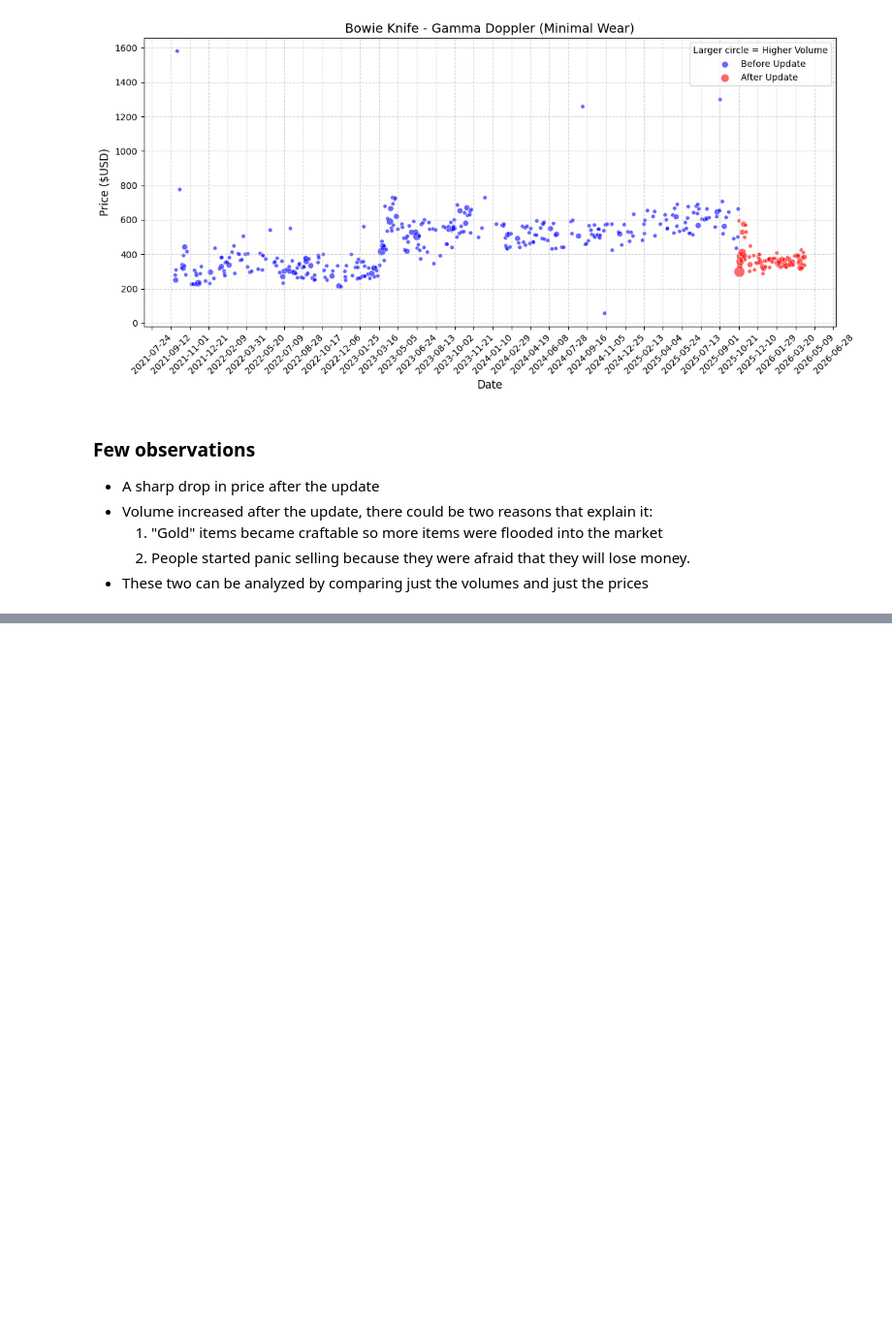
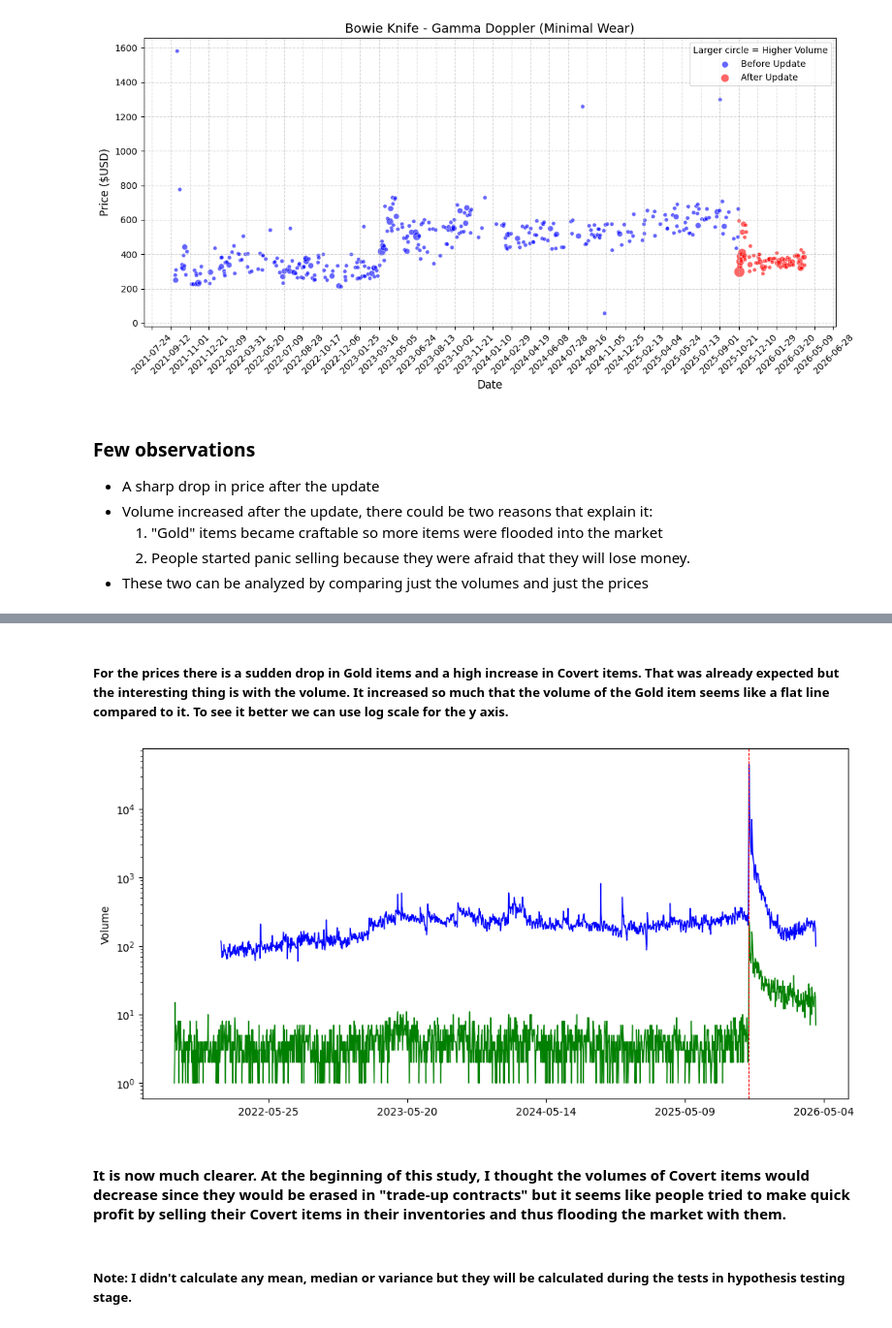
Before and after one commit to miifanboy/dsa210-term-project, a Jupyter notebook: data-collection-and-eda.ipynb, the cells around one changed output, grey strips where cells are left out. Shown at 97% size. Drawn from its saved outputs; the diff is of its cells as text; code cells hidden in the pictures; blank space fills up the shorter version.

Commit message:
Second stage finished
Completed Data Collection, EDA and Hypothesis Testing.
Added requirements.txt

```diff
--- a/data-collection-and-eda.ipynb
+++ b/data-collection-and-eda.ipynb
@@ -101,0 +107,17 @@ plt.show()
+# %% [markdown]
+##### For the prices there is a sudden drop in Gold items and a high increase in Covert items. That was already expected but the interesting thing is with the volume. It increased so much that the volume of the Gold item seems like a flat line compared to it. To see it better we can use log scale for the y axis.
+# %%
+plt.figure(figsize=(12,6))
+plt.plot(df_c['date'],df_c['volume'], linewidth=1,c='blue',label="Covert")
+plt.plot(df_g['date'],df_g['volume'], linewidth=1,c='green',label="Gold")
+plt.gca().xaxis.set_major_locator(mdates.DayLocator(interval=360))
+plt.axvline(x=datetime(2025,10,22), color='r', linestyle='--', label='Update',linewidth=0.75)
+plt.yscale('log')
+plt.ylabel("Volume")
+plt.show()
+# %% [output]
+[figure, added]
+# %% [markdown]
+#### It is now much clearer. At the beginning of this study, I thought the volumes of Covert items would decrease since they would be erased in "trade-up contracts" but it seems like people tried to make quick profit by selling their Covert items in their inventories and thus flooding the market with them.
+# %% [markdown]
+##### Note: I didn't calculate any mean, median or variance but they will be calculated during the tests in hypothesis testing stage.
```
Also changed, not shown: parts of 4 cells of this notebook, 4 other files.
